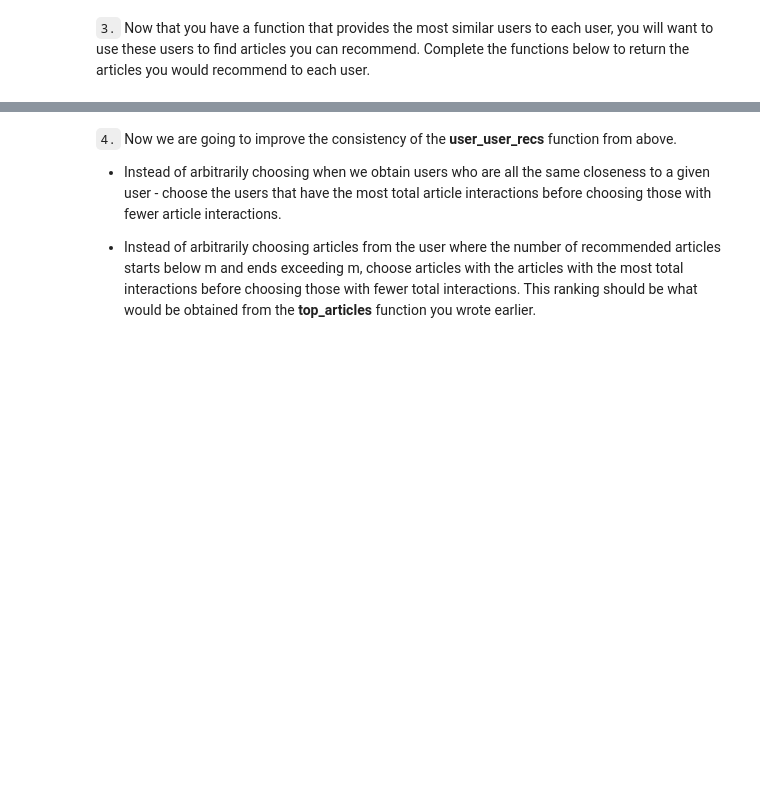
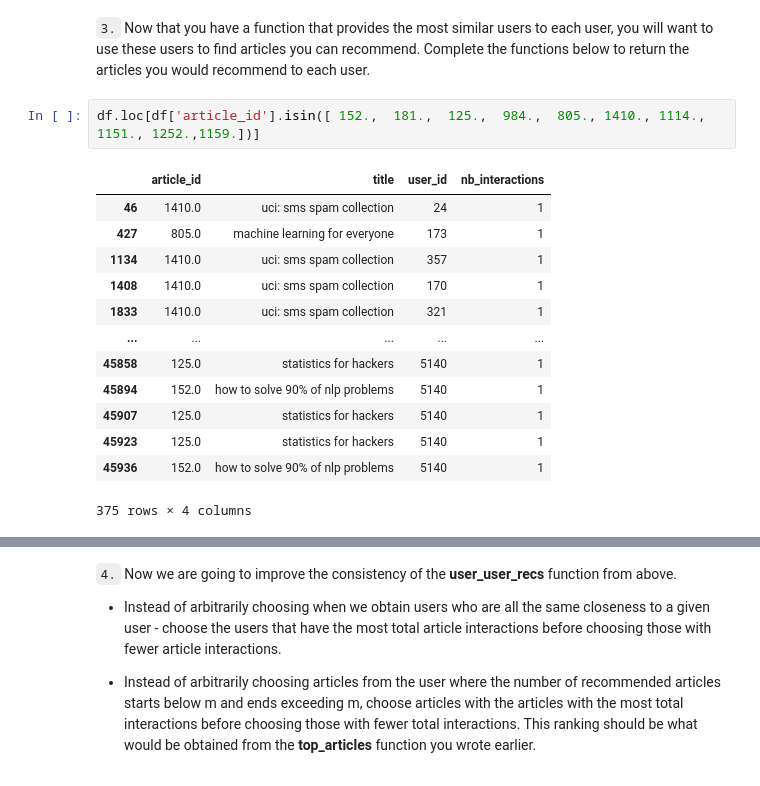
Before and after one commit to BHafsa/IBM-watson-recommender, a Jupyter notebook: Recommendations_with_IBM.ipynb, the cells around one changed output, grey strips where cells are left out. Saved outputs shown, nothing was run; the diff lists cells and outputs as text; blank space fills up the shorter version.

```diff
--- a/Recommendations_with_IBM.ipynb
+++ b/Recommendations_with_IBM.ipynb
@@ -273,5 +366,21 @@ print("The 3 most similar users to user 46 are: {}".format(find_similar_users(46
 # %% [markdown]
 `3.` Now that you have a function that provides the most similar users to each user, you will want to use these users to find articles you can recommend.  Complete the functions below to return the articles you would recommend to each user.
+# %%
+df.loc[df['article_id'].isin([ 152.,  181.,  125.,  984.,  805., 1410., 1114., 1151., 1252.,1159.])]
+# %% [output]
+|  | article_id | title | user_id | nb_interactions |
+| 46 | 1410.0 | uci: sms spam collection | 24 | 1 |
+| 427 | 805.0 | machine learning for everyone | 173 | 1 |
+| 1134 | 1410.0 | uci: sms spam collection | 357 | 1 |
+| 1408 | 1410.0 | uci: sms spam collection | 170 | 1 |
+| 1833 | 1410.0 | uci: sms spam collection | 321 | 1 |
+| ... | ... | ... | ... | ... |
+| 45858 | 125.0 | statistics for hackers | 5140 | 1 |
+| 45894 | 152.0 | how to solve 90% of nlp problems | 5140 | 1 |
+| 45907 | 125.0 | statistics for hackers | 5140 | 1 |
+| 45923 | 125.0 | statistics for hackers | 5140 | 1 |
+| 45936 | 152.0 | how to solve 90% of nlp problems | 5140 | 1 |
+375 rows × 4 columns
 # %%
 def get_article_names(article_ids, df=df):
     '''
```
Also changed, not shown: parts of 46 cells of this notebook, 6 other files.
